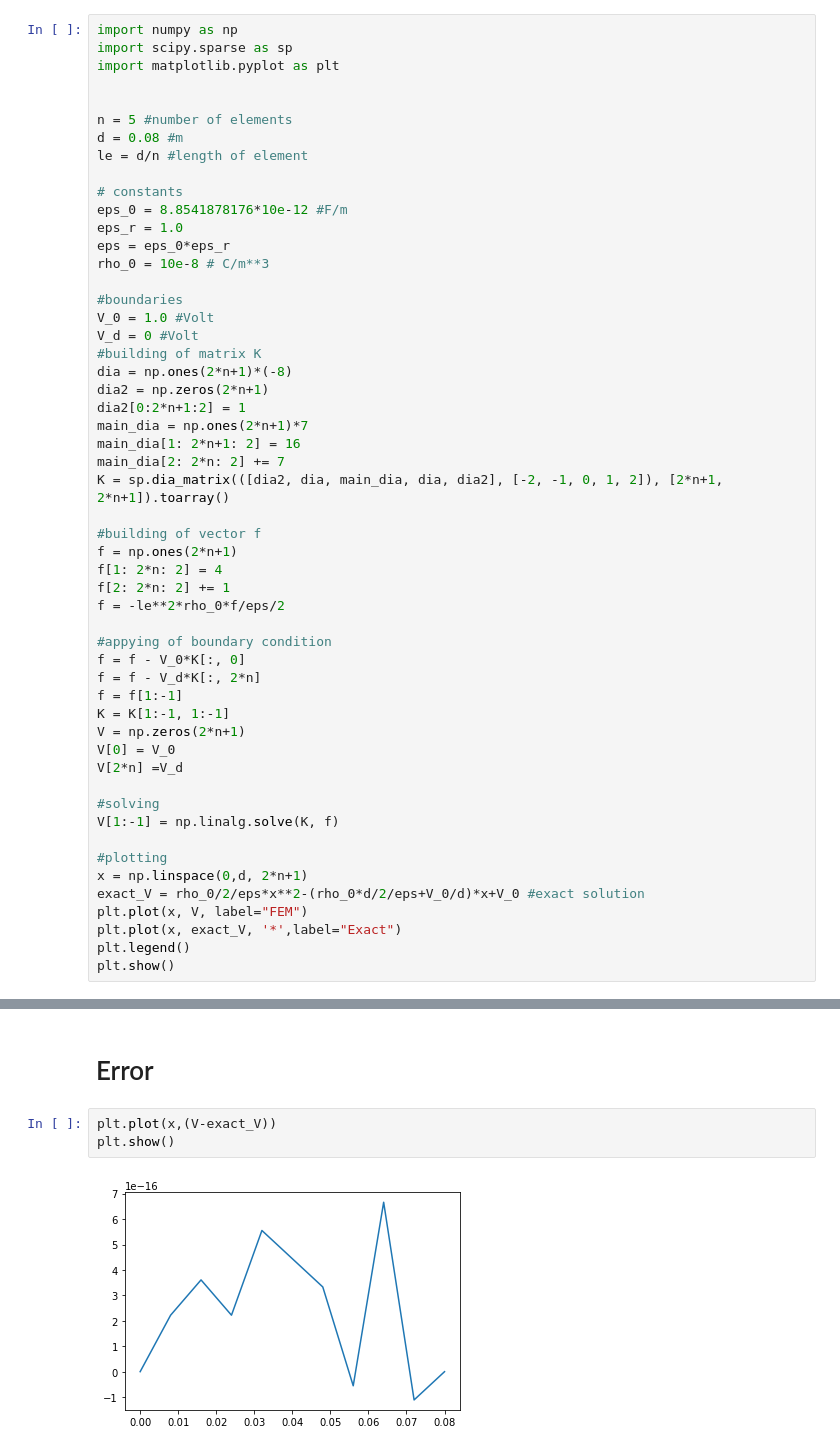
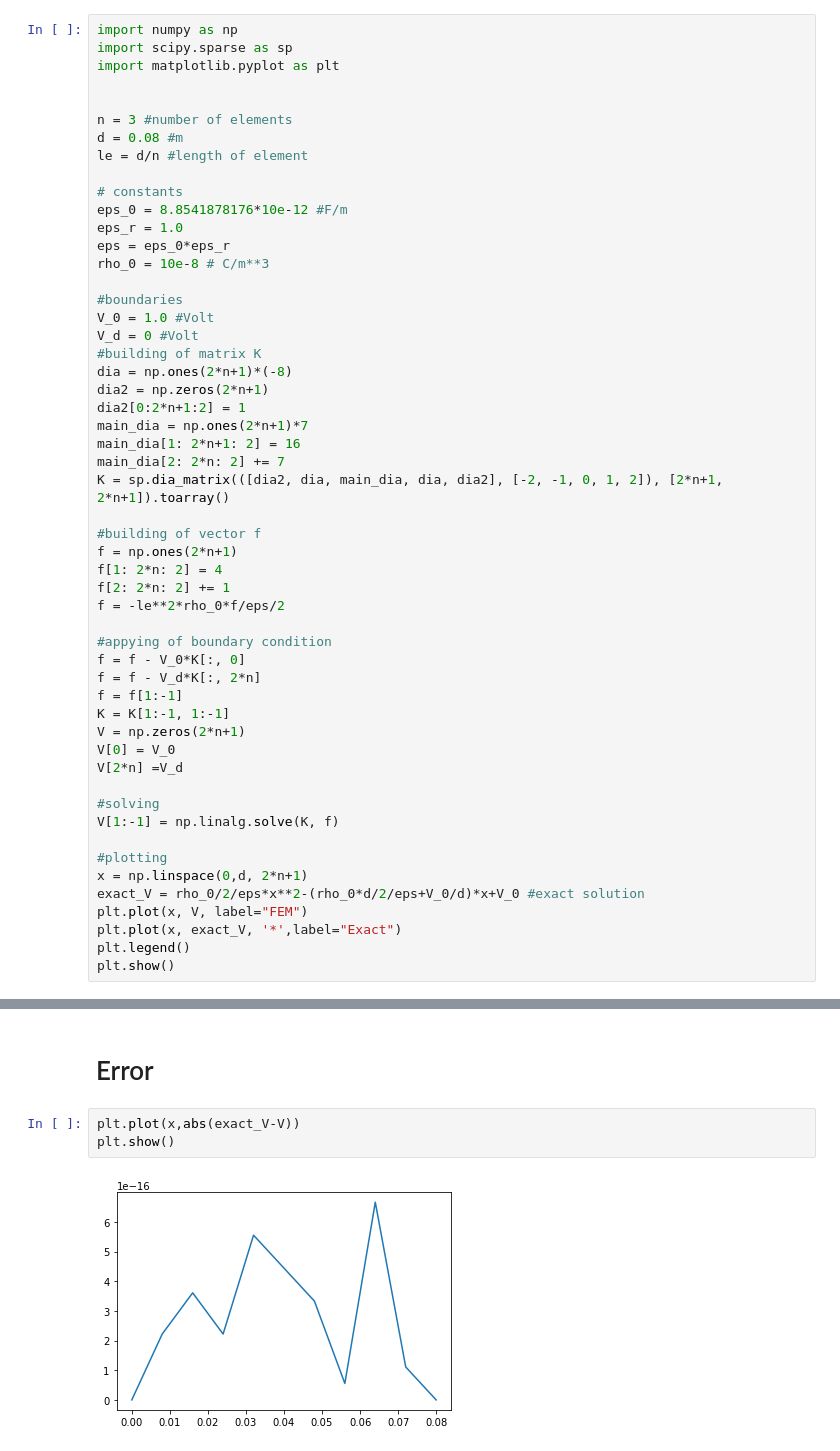
Before and after one commit to Yarokha/FEM, a Jupyter notebook: fem-1d.ipynb, the cells around one changed output, grey strips where cells are left out. Saved outputs shown, nothing was run; the diff lists cells and outputs as text.

```diff
--- a/fem-1d.ipynb
+++ b/fem-1d.ipynb
@@ -179,7 +179,7 @@ import scipy.sparse as sp
 import matplotlib.pyplot as plt
 
 
-n = 5 #number of elements
+n = 3 #number of elements
 d = 0.08 #m
 le = d/n #length of element
 
@@ -231,7 +231,7 @@ plt.show()
 # %% [markdown]
 # Error
 # %%
-plt.plot(x,(V-exact_V))
+plt.plot(x,abs(exact_V-V))
 plt.show()
 # %% [output]
-[figure, old version]
+[figure, new version]
```
Also changed, not shown: parts of 5 cells of this notebook.
